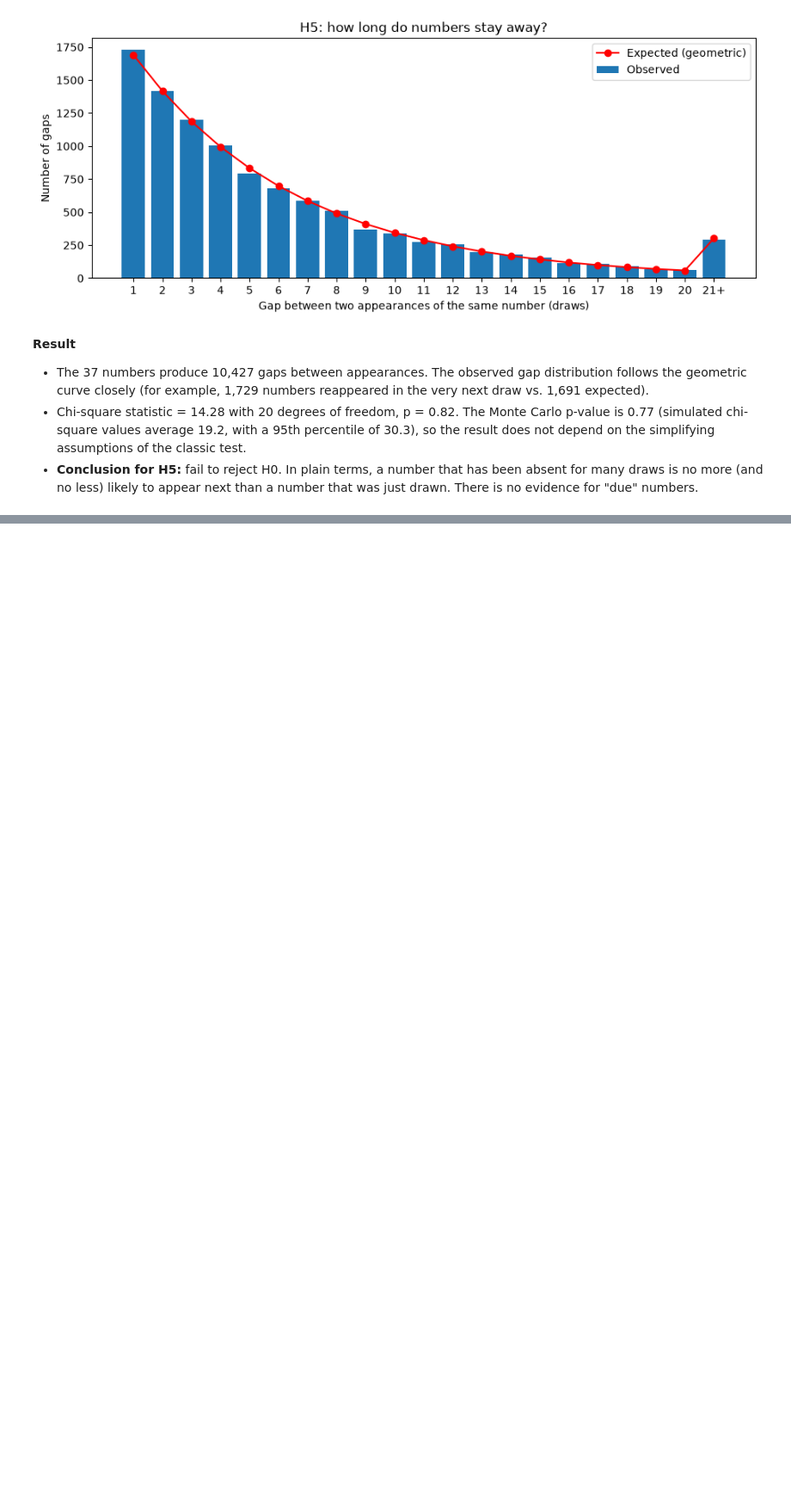
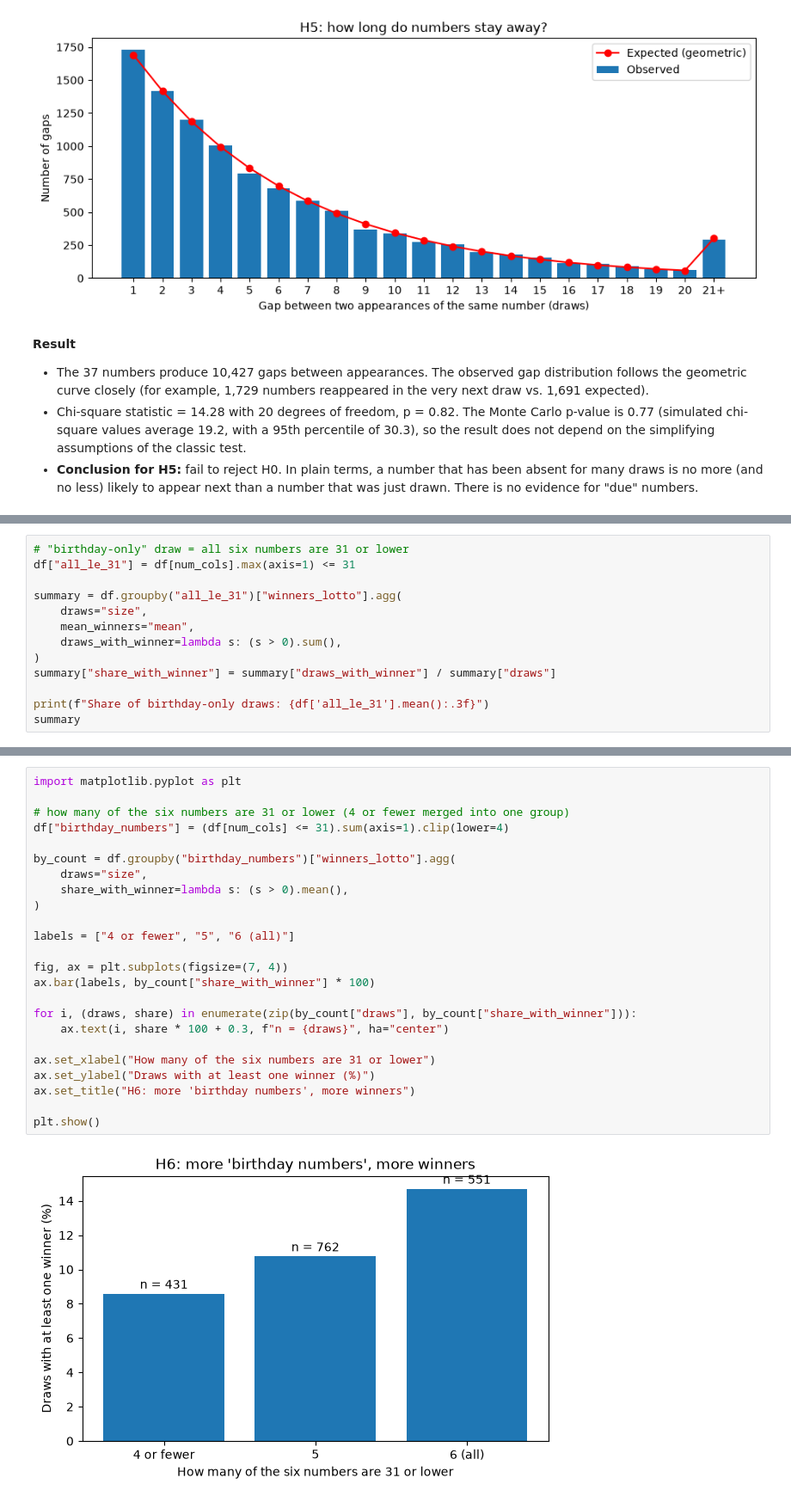
Before and after one commit to timbercodes/lottery-data-analysis, a Jupyter notebook: notebooks/03_hypothesis_tests.ipynb, the cells around one changed output, grey strips where cells are left out. Shown at 86% size. Cells and saved outputs as stored; diff of their text form; blank space fills up the shorter version.

Commit message:
✨ Add H6 birthday-numbers effect on winners with robustness check

```diff
--- a/notebooks/03_hypothesis_tests.ipynb
+++ b/notebooks/03_hypothesis_tests.ipynb
@@ -456,0 +483,13 @@ plt.show()
+# %%
+# "birthday-only" draw = all six numbers are 31 or lower
+df["all_le_31"] = df[num_cols].max(axis=1) <= 31
+
+summary = df.groupby("all_le_31")["winners_lotto"].agg(
+    draws="size",
+    mean_winners="mean",
+    draws_with_winner=lambda s: (s > 0).sum(),
+)
+summary["share_with_winner"] = summary["draws_with_winner"] / summary["draws"]
+
+print(f"Share of birthday-only draws: {df['all_le_31'].mean():.3f}")
+summary
@@ -456,0 +534,26 @@ plt.show()
+# %%
+import matplotlib.pyplot as plt
+
+# how many of the six numbers are 31 or lower (4 or fewer merged into one group)
+df["birthday_numbers"] = (df[num_cols] <= 31).sum(axis=1).clip(lower=4)
+
+by_count = df.groupby("birthday_numbers")["winners_lotto"].agg(
+    draws="size",
+    share_with_winner=lambda s: (s > 0).mean(),
+)
+
+labels = ["4 or fewer", "5", "6 (all)"]
+
+fig, ax = plt.subplots(figsize=(7, 4))
+ax.bar(labels, by_count["share_with_winner"] * 100)
+
+for i, (draws, share) in enumerate(zip(by_count["draws"], by_count["share_with_winner"])):
+    ax.text(i, share * 100 + 0.3, f"n = {draws}", ha="center")
+
+ax.set_xlabel("How many of the six numbers are 31 or lower")
+ax.set_ylabel("Draws with at least one winner (%)")
+ax.set_title("H6: more 'birthday numbers', more winners")
+
+plt.show()
+# %% [output]
+[figure, added]
```
Also changed, not shown: parts of 9 cells of this notebook.
